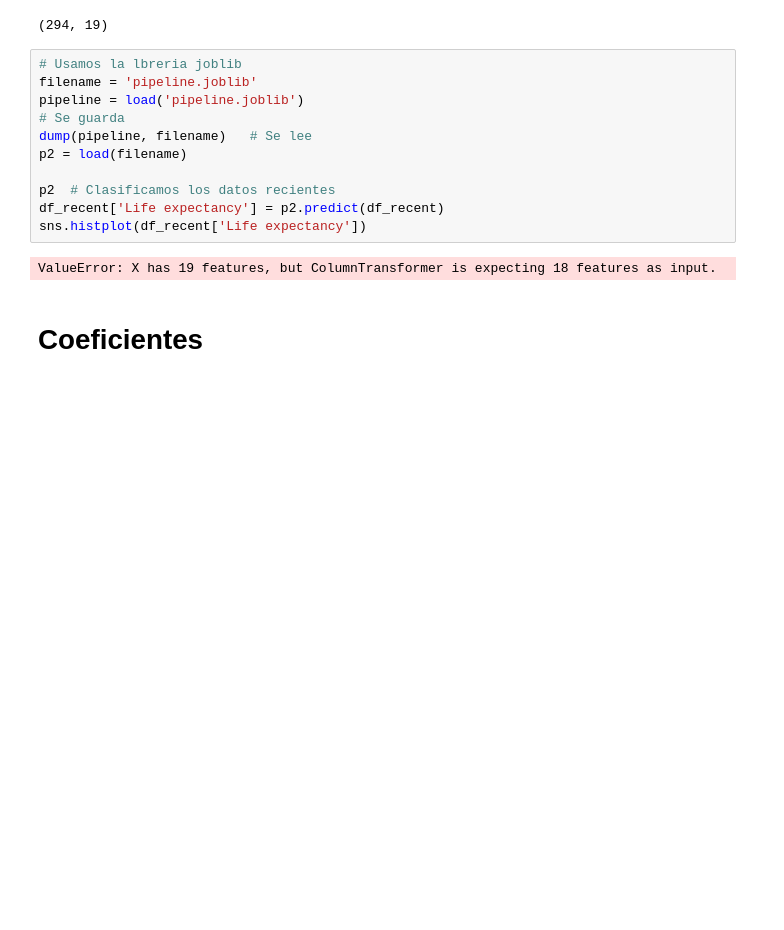
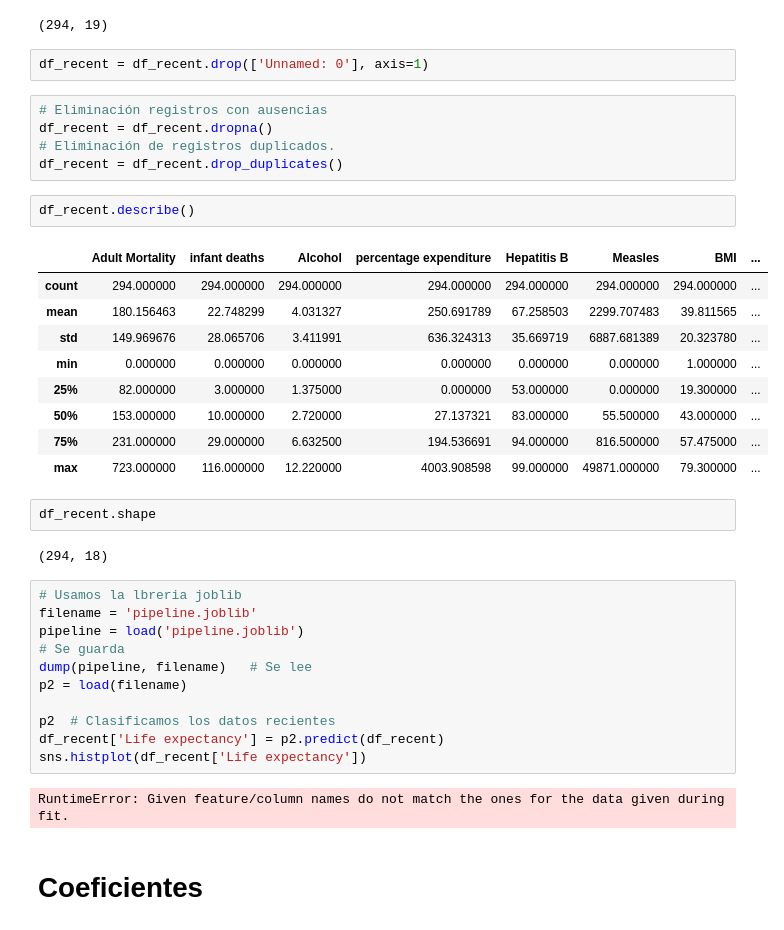
Before and after one commit to jscabraWork/Lab3, a Jupyter notebook: notebook.ipynb, the cells around one changed output. Cells and saved outputs as stored; diff of their text form; blank space fills up the shorter version.

```diff
--- a/notebook.ipynb
+++ b/notebook.ipynb
@@ -460,6 +460,29 @@ df_recent=pd.read_csv('202210_Laboratorio3_data_datos_recientes.csv', sep=',', e
 df_recent.shape
 # %% [output]
 (294, 19)
+# %%
+df_recent = df_recent.drop(['Unnamed: 0'], axis=1)
+# %%
+# Eliminación registros con ausencias
+df_recent = df_recent.dropna()
+# Eliminación de registros duplicados.
+df_recent = df_recent.drop_duplicates()
+# %%
+df_recent.describe()
+# %% [output]
+|  | Adult Mortality | infant deaths | Alcohol | percentage expenditure | Hepatitis B | Measles | BMI | ... |
+| count | 294.000000 | 294.000000 | 294.000000 | 294.000000 | 294.000000 | 294.000000 | 294.000000 | ... |
+| mean | 180.156463 | 22.748299 | 4.031327 | 250.691789 | 67.258503 | 2299.707483 | 39.811565 | ... |
+| std | 149.969676 | 28.065706 | 3.411991 | 636.324313 | 35.669719 | 6887.681389 | 20.323780 | ... |
+| min | 0.000000 | 0.000000 | 0.000000 | 0.000000 | 0.000000 | 0.000000 | 1.000000 | ... |
+| 25% | 82.000000 | 3.000000 | 1.375000 | 0.000000 | 53.000000 | 0.000000 | 19.300000 | ... |
+| 50% | 153.000000 | 10.000000 | 2.720000 | 27.137321 | 83.000000 | 55.500000 | 43.000000 | ... |
+| 75% | 231.000000 | 29.000000 | 6.632500 | 194.536691 | 94.000000 | 816.500000 | 57.475000 | ... |
+| max | 723.000000 | 116.000000 | 12.220000 | 4003.908598 | 99.000000 | 49871.000000 | 79.300000 | ... |
+# %%
+df_recent.shape
+# %% [output]
+(294, 18)
 # %%
 # Usamos la lbreria joblib
 filename = 'pipeline.joblib'
@@ -472,7 +495,7 @@ p2  # Clasificamos los datos recientes
 df_recent['Life expectancy'] = p2.predict(df_recent)
 sns.histplot(df_recent['Life expectancy'])
 # %% [output]
-ValueError: X has 19 features, but ColumnTransformer is expecting 18 features as input.
+RuntimeError: Given feature/column names do not match the ones for the data given during fit.
 # %% [markdown]
 # Coeficientes
 # %%
```
